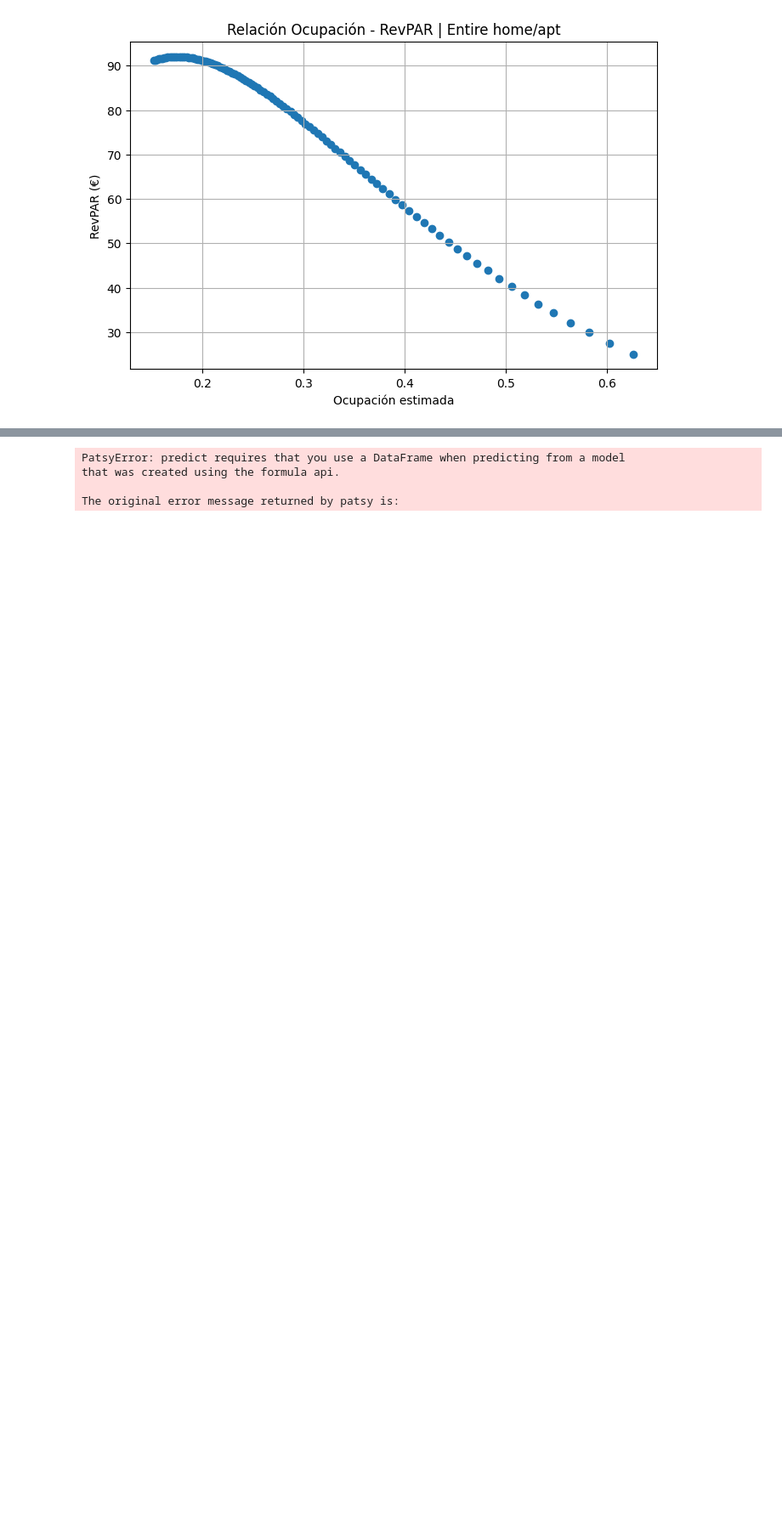
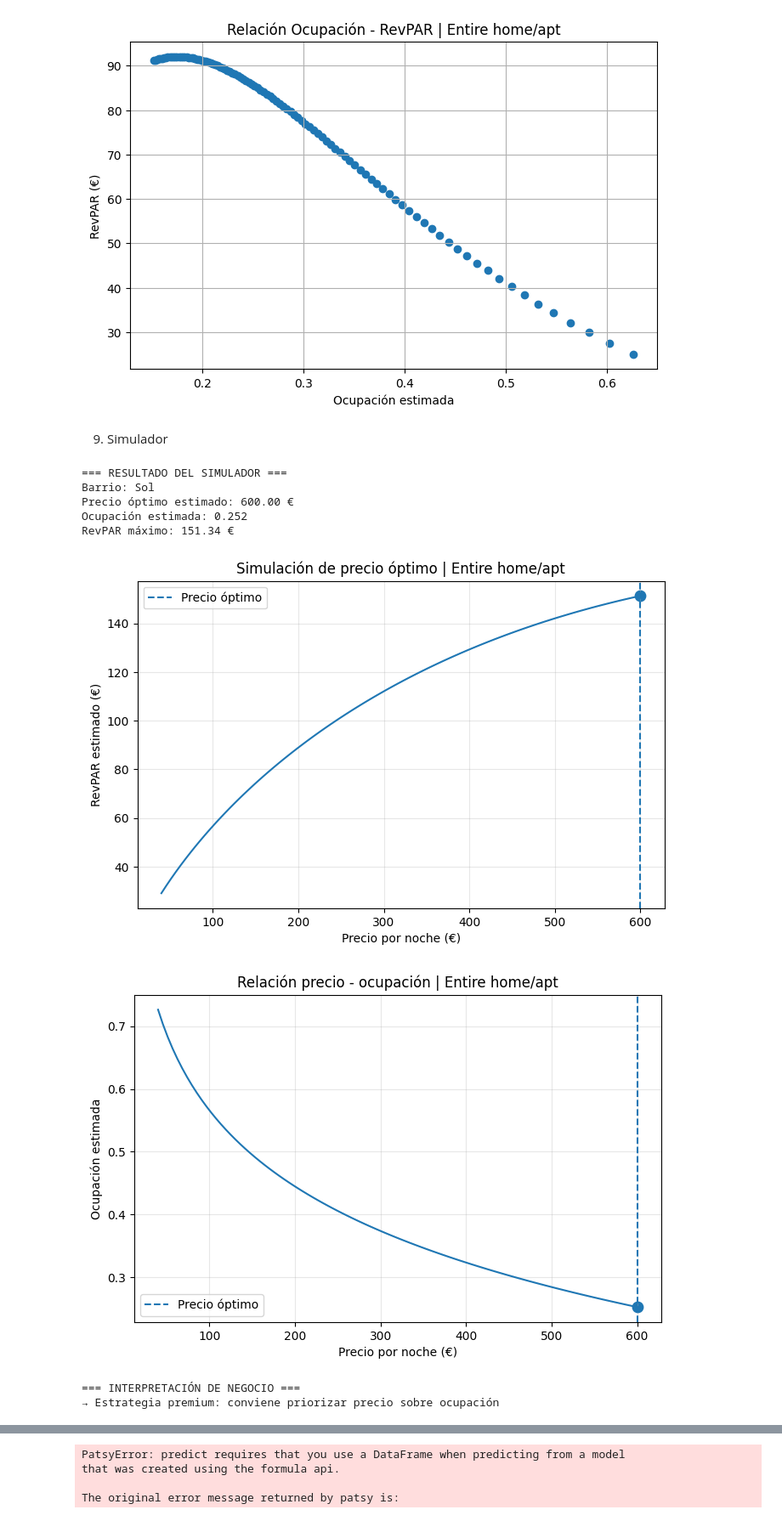
Before and after one commit to luciagonzadavi-code/TFG, a Jupyter notebook: TGF_Notebook.ipynb, the cells around one changed output, grey strips where cells are left out. Shown at 85% size. Drawn from its saved outputs; the diff is of its cells as text; code cells hidden in the pictures; blank space fills up the shorter version.

```diff
--- a/TGF_Notebook.ipynb
+++ b/TGF_Notebook.ipynb
@@ -840,3 +841,5 @@ RevPAR máximo: 92.02 €
 [figure]
 [figure]
 [figure]
+# %% [markdown]
+9. Simulador
@@ -842,0 +928,33 @@ RevPAR máximo: 92.02 €
+# %%
+#9.3 Ejemplo del simualdor sin interfaz:
+resultados_sim, optimo_sim = simulador_precio_optimo_entire(
+    accommodates=4,
+    bedrooms=2,
+    amenities_count=25,
+    has_wifi=1,
+    bathrooms_missing=0,
+    review_scores_rating=4.7,
+    host_is_superhost=1,
+    neighbourhood="Sol",
+    price_min=40,
+    price_max=600,
+    n_prices=100
+)
+print("\n=== INTERPRETACIÓN DE NEGOCIO ===")
+
+if optimo_sim ["price"] > 300:
+    print("→ Estrategia premium: conviene priorizar precio sobre ocupación")
+elif optimo_sim["price"] > 150:
+    print("→ Estrategia equilibrada: balance entre ocupación y precio")
+else:
+    print("→ Estrategia volumen: maximizar ocupación con precios competitivos")
+# %% [output]
+=== RESULTADO DEL SIMULADOR ===
+Barrio: Sol
+Precio óptimo estimado: 600.00 €
+Ocupación estimada: 0.252
+RevPAR máximo: 151.34 €
+[figure, added]
+[figure, added]
+=== INTERPRETACIÓN DE NEGOCIO ===
+→ Estrategia premium: conviene priorizar precio sobre ocupación
```
Also changed, not shown: parts of 6 cells of this notebook.
